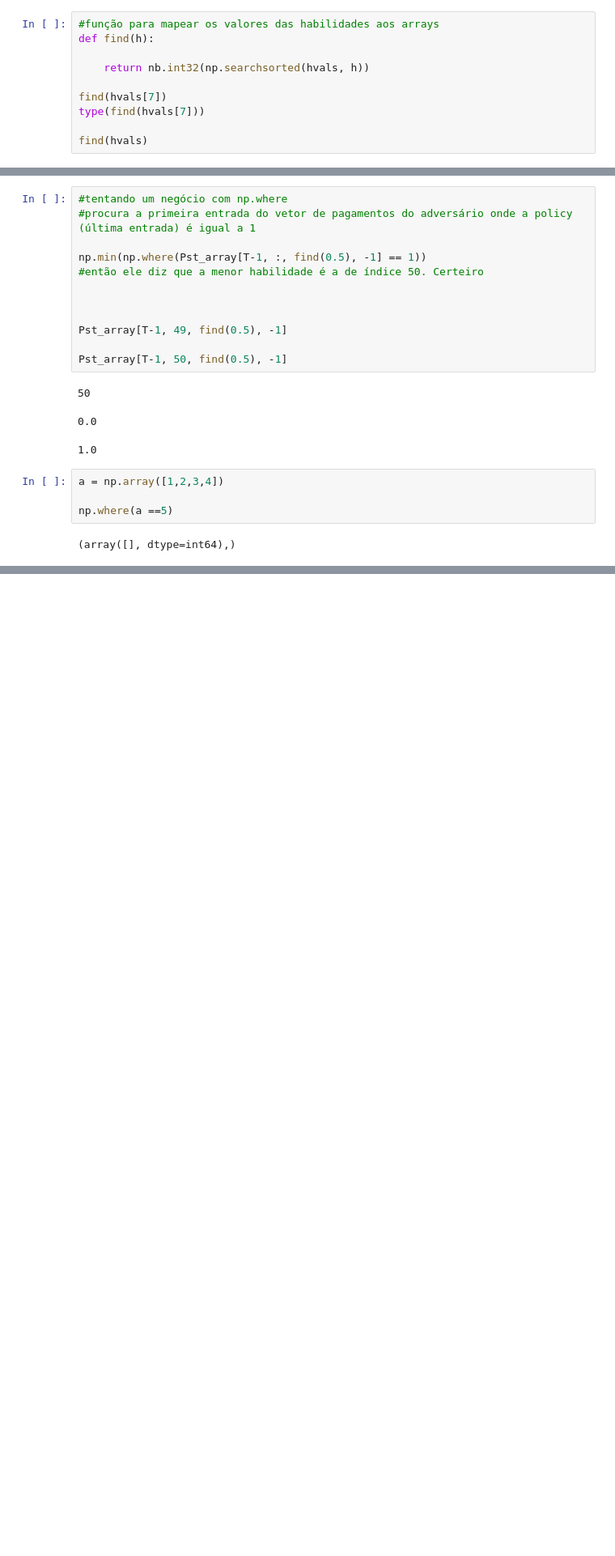
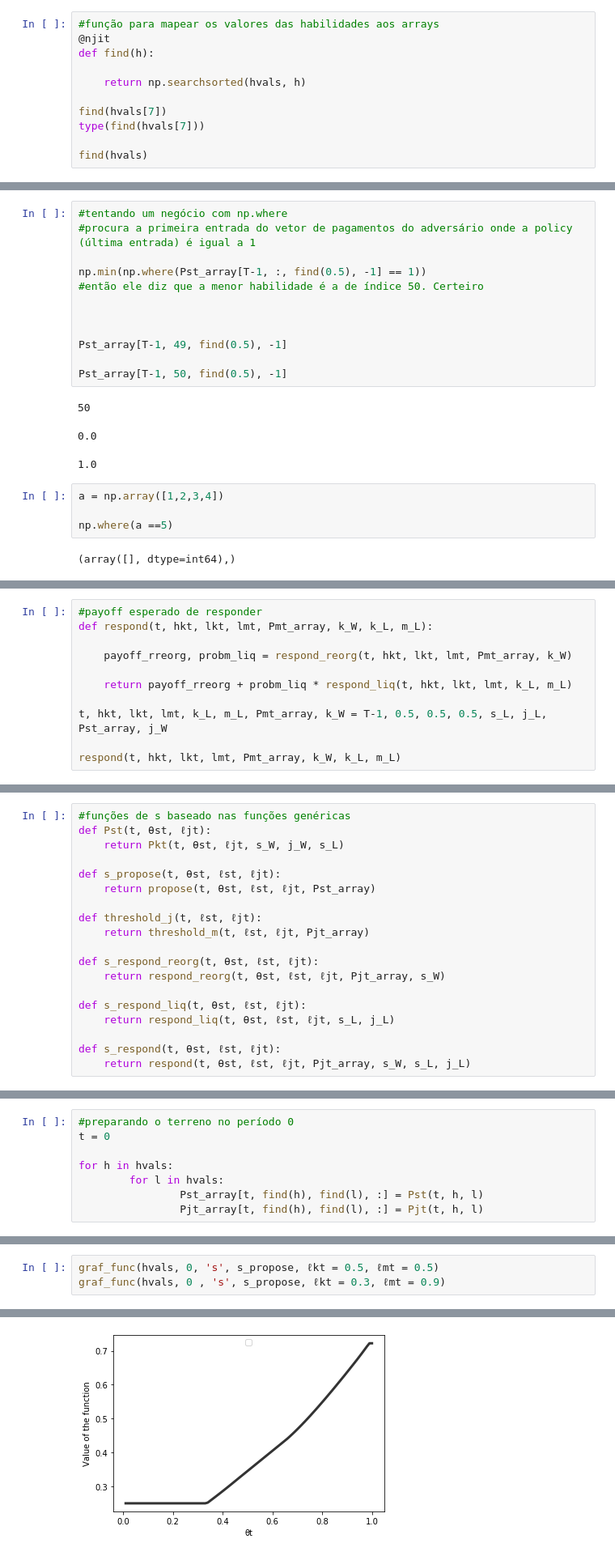
Before and after one commit to jmatheusgpa/Bargaining, a Jupyter notebook: Bellman.ipynb, the cells around one changed output, grey strips where cells are left out. Shown: that part at 81% size. Saved outputs shown, nothing was run; the diff lists cells and outputs as text; blank space fills up the shorter version.

Commit message:
Update Bellman.ipynb
rodei o equilíbrio com o novo script e os gráficos ainda estão esquisitos no período 0. No período t = 1 eles estão ok (o jogo tem 3 períodos  ao todo)

```diff
--- a/Bellman.ipynb
+++ b/Bellman.ipynb
@@ -232,9 +235,10 @@ j_W[(T-1), ...] = j_L(T)
 Funções para calcular os valores de continuação dos jogadores
 # %%
 #função para mapear os valores das habilidades aos arrays
+@njit
 def find(h):
 
-    return nb.int32(np.searchsorted(hvals, h))
+    return np.searchsorted(hvals, h)
 
 find(hvals[7])
 type(find(hvals[7]))
@@ -485,0 +584,11 @@ threshold_m(t, lkt,lmt,  Pmt_array)
+# %%
+#payoff esperado de responder
+def respond(t, hkt, lkt, lmt, Pmt_array, k_W, k_L, m_L):
+
+    payoff_rreorg, probm_liq = respond_reorg(t, hkt, lkt, lmt, Pmt_array, k_W)
+
+    return payoff_rreorg + probm_liq * respond_liq(t, hkt, lkt, lmt, k_L, m_L)
+
+t, hkt, lkt, lmt, k_L, m_L, Pmt_array, k_W = T-1, 0.5, 0.5, 0.5, s_L, j_L, Pst_array, j_W
+
+respond(t, hkt, lkt, lmt, Pmt_array, k_W, k_L, m_L)
@@ -485,0 +597,19 @@ threshold_m(t, lkt,lmt,  Pmt_array)
+# %%
+#funções de s baseado nas funções genéricas
+def Pst(t, θst, ℓjt):
+    return Pkt(t, θst, ℓjt, s_W, j_W, s_L)
+
+def s_propose(t, θst, ℓst, ℓjt):
+    return propose(t, θst, ℓst, ℓjt, Pst_array)
+
+def threshold_j(t, ℓst, ℓjt):
+    return threshold_m(t, ℓst, ℓjt, Pjt_array)
+
+def s_respond_reorg(t, θst, ℓst, ℓjt):
+    return respond_reorg(t, θst, ℓst, ℓjt, Pjt_array, s_W)
+
+def s_respond_liq(t, θst, ℓst, ℓjt):
+    return respond_liq(t, θst, ℓst, ℓjt, s_L, j_L)
+
+def s_respond(t, θst, ℓst, ℓjt):
+    return respond(t, θst, ℓst, ℓjt, Pjt_array, s_W, s_L, j_L)
@@ -485,0 +758,8 @@ threshold_m(t, lkt,lmt,  Pmt_array)
+# %%
+#preparando o terreno no período 0
+t = 0
+
+for h in hvals:
+        for l in hvals:
+                Pst_array[t, find(h), find(l), :] = Pst(t, h, l)
+                Pjt_array[t, find(h), find(l), :] = Pjt(t, h, l)
@@ -485,0 +826,4 @@ threshold_m(t, lkt,lmt,  Pmt_array)
+# %%
+graf_func(hvals, 0, 's', s_propose, ℓkt = 0.5, ℓmt = 0.5)
+graf_func(hvals, 0 , 's', s_propose, ℓkt = 0.3, ℓmt = 0.9)
+# %% [output]
@@ -485,0 +832 @@ threshold_m(t, lkt,lmt,  Pmt_array)
+[figure, added]
```
Also changed, not shown: parts of 29 cells of this notebook.
